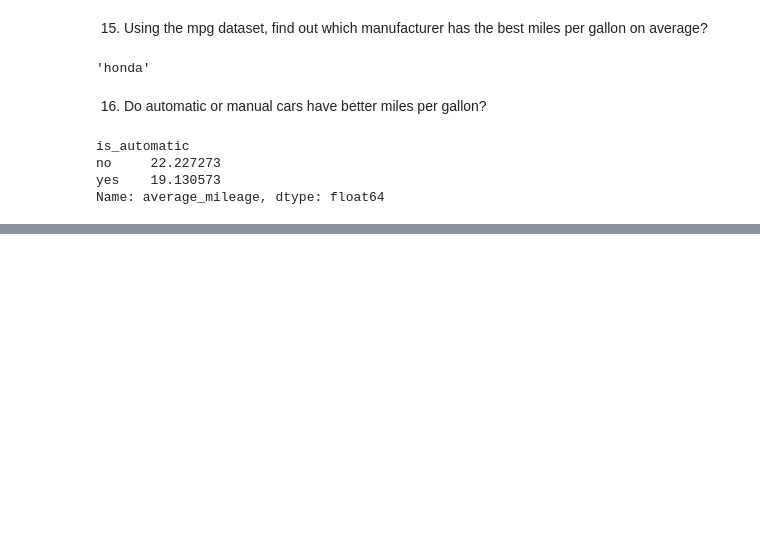
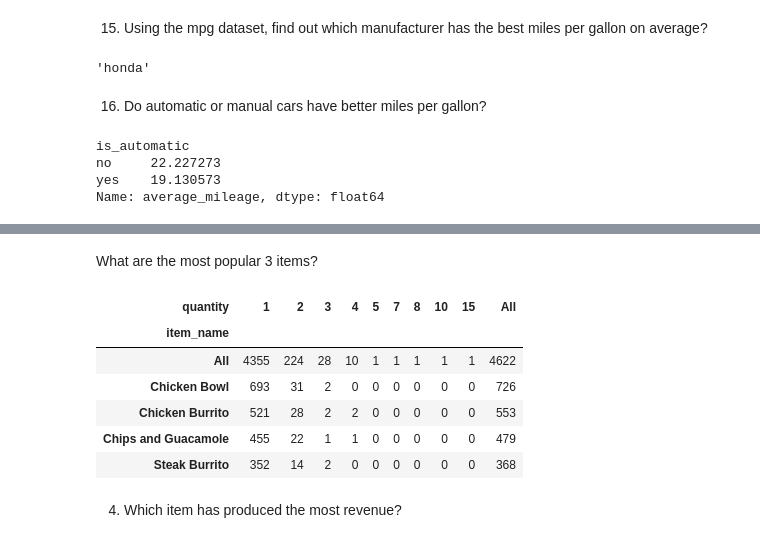
Before and after one commit to lopezelihezer/numpy-pandas-visualization-exercises, a Jupyter notebook: advanced_dataframes.ipynb, the cells around one changed output, grey strips where cells are left out. Drawn from its saved outputs; the diff is of its cells as text; code cells hidden in the pictures; blank space fills up the shorter version.

```diff
--- a/advanced_dataframes.ipynb
+++ b/advanced_dataframes.ipynb
@@ -258,0 +315,16 @@ Name: average_mileage, dtype: float64
+# %% [markdown]
+What are the most popular 3 items?
+# %%
+items_by_quantity = pd.crosstab(orders.item_name, orders.quantity, margins=True)
+items_by_quantity.sort_values(by='All', ascending=False).head()
+# chicken bowl, chicken burrito, chips and guacamole
+# %% [output]
+| quantity | 1 | 2 | 3 | 4 | 5 | 7 | 8 | 10 | 15 | All |
+| item_name |  |  |  |  |  |  |  |  |  |  |
+| All | 4355 | 224 | 28 | 10 | 1 | 1 | 1 | 1 | 1 | 4622 |
+| Chicken Bowl | 693 | 31 | 2 | 0 | 0 | 0 | 0 | 0 | 0 | 726 |
+| Chicken Burrito | 521 | 28 | 2 | 2 | 0 | 0 | 0 | 0 | 0 | 553 |
+| Chips and Guacamole | 455 | 22 | 1 | 1 | 0 | 0 | 0 | 0 | 0 | 479 |
+| Steak Burrito | 352 | 14 | 2 | 0 | 0 | 0 | 0 | 0 | 0 | 368 |
+# %% [markdown]
+4. Which item has produced the most revenue?
```
Also changed, not shown: parts of 17 cells of this notebook.
